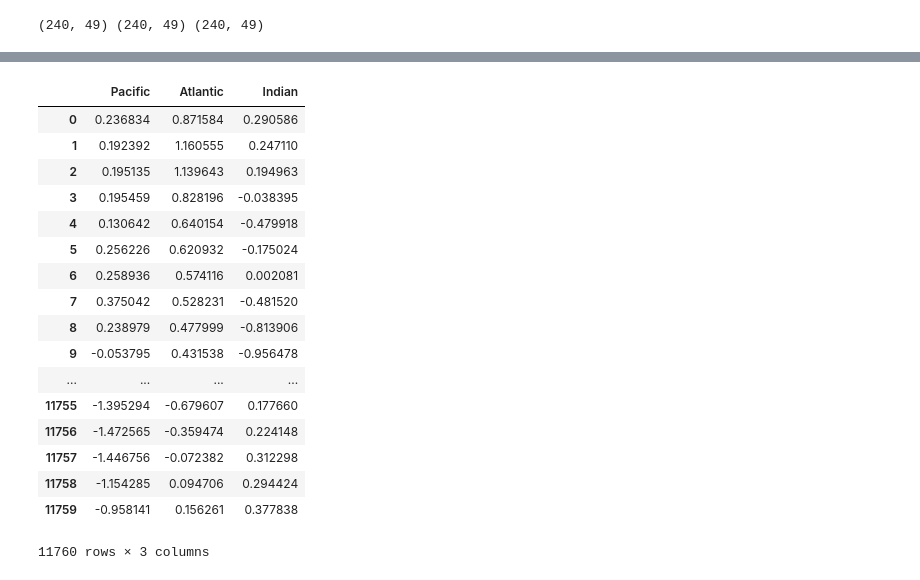
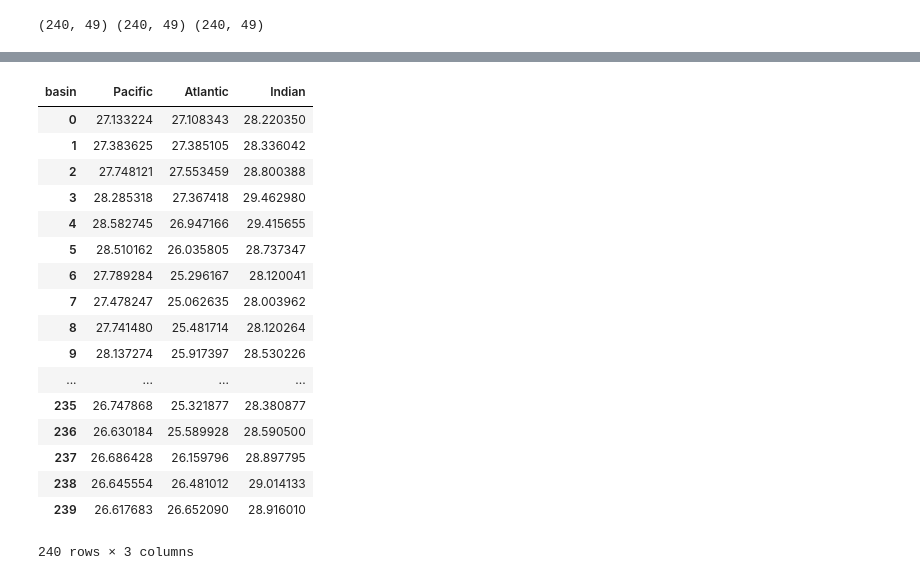
Before and after one commit to sisams/MPO624-2020, a Jupyter notebook: Course_Modules_Topics_Notebooks/covariance_matrix_and_decompositions/ENSO_multiple_variables_scatter_bins.ipynb, the cells around one changed output, grey strips where cells are left out. Cells and saved outputs as stored; diff of their text form; code cells hidden in the pictures.

```diff
--- a/Course_Modules_Topics_Notebooks/covariance_matrix_and_decompositions/ENSO_multiple_variables_scatter_bins.ipynb
+++ b/Course_Modules_Topics_Notebooks/covariance_matrix_and_decompositions/ENSO_multiple_variables_scatter_bins.ipynb
@@ -211,21 +201,25 @@ Attributes:
-# %%
-df
-# %% [output]
-|  | Pacific | Atlantic | Indian |
-| 0 | 0.236834 | 0.871584 | 0.290586 |
-| 1 | 0.192392 | 1.160555 | 0.247110 |
-| 2 | 0.195135 | 1.139643 | 0.194963 |
-| 3 | 0.195459 | 0.828196 | -0.038395 |
-| 4 | 0.130642 | 0.640154 | -0.479918 |
-| 5 | 0.256226 | 0.620932 | -0.175024 |
-| 6 | 0.258936 | 0.574116 | 0.002081 |
-| 7 | 0.375042 | 0.528231 | -0.481520 |
-| 8 | 0.238979 | 0.477999 | -0.813906 |
-| 9 | -0.053795 | 0.431538 | -0.956478 |
-| ... | ... | ... | ... |
-| 11755 | -1.395294 | -0.679607 | 0.177660 |
-| 11756 | -1.472565 | -0.359474 | 0.224148 |
-| 11757 | -1.446756 | -0.072382 | 0.312298 |
-| 11758 | -1.154285 | 0.094706 | 0.294424 |
-| 11759 | -0.958141 | 0.156261 | 0.377838 |
-11760 rows × 3 columns
+# %%
+# setting up a dataframe where the rows are time and columns are basin
+d = {'Pacific': Pac_sst, 'Atlantic': Atl_sst, 'Indian': Ind_sst}
+df = pd.DataFrame(d,dtype=float)
+df = df.rename_axis('basin',axis='columns')
+df
+# %% [output]
+| basin | Pacific | Atlantic | Indian |
+| 0 | 27.133224 | 27.108343 | 28.220350 |
+| 1 | 27.383625 | 27.385105 | 28.336042 |
+| 2 | 27.748121 | 27.553459 | 28.800388 |
+| 3 | 28.285318 | 27.367418 | 29.462980 |
+| 4 | 28.582745 | 26.947166 | 29.415655 |
+| 5 | 28.510162 | 26.035805 | 28.737347 |
+| 6 | 27.789284 | 25.296167 | 28.120041 |
+| 7 | 27.478247 | 25.062635 | 28.003962 |
+| 8 | 27.741480 | 25.481714 | 28.120264 |
+| 9 | 28.137274 | 25.917397 | 28.530226 |
+| ... | ... | ... | ... |
+| 235 | 26.747868 | 25.321877 | 28.380877 |
+| 236 | 26.630184 | 25.589928 | 28.590500 |
+| 237 | 26.686428 | 26.159796 | 28.897795 |
+| 238 | 26.645554 | 26.481012 | 29.014133 |
+| 239 | 26.617683 | 26.652090 | 28.916010 |
+240 rows × 3 columns
```
Also changed, not shown: parts of 15 cells of this notebook.
